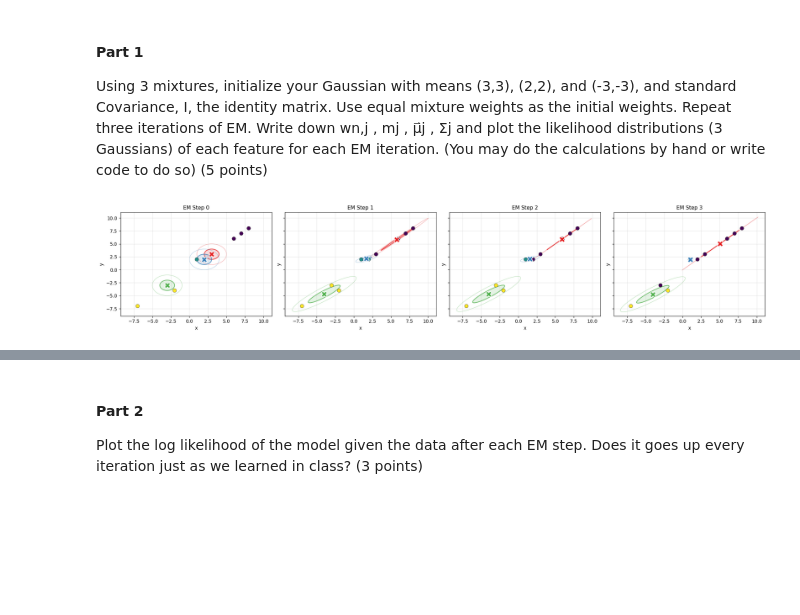
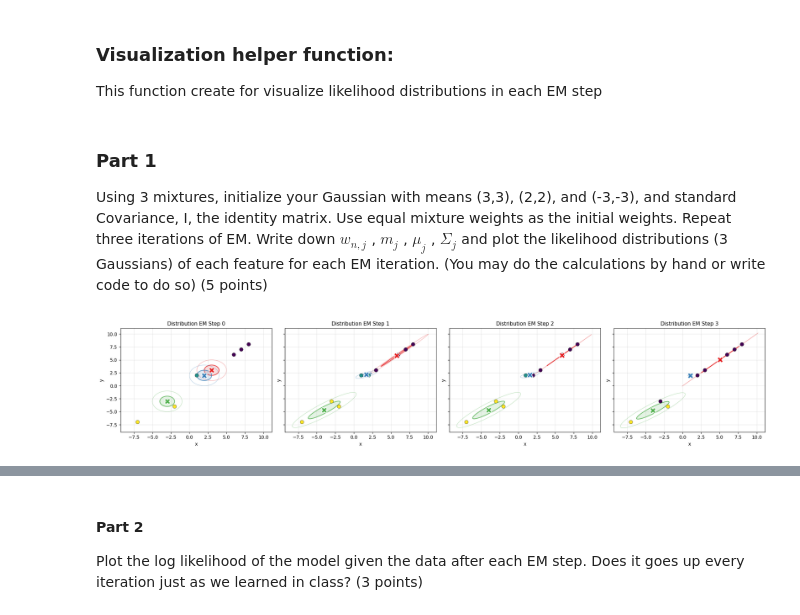
Before and after one commit to PavarisAsawa/PatternRecognition-Dimensionality_Reduction, a Jupyter notebook: Chapter1.ipynb, the cells around one changed output, grey strips where cells are left out. Drawn from its saved outputs; the diff is of its cells as text; code cells hidden in the pictures; blank space fills up the shorter version.

```diff
--- a/Chapter1.ipynb
+++ b/Chapter1.ipynb
@@ -52 +43,4 @@ phi = np.array([1/3, 1/3, 1/3])
 w = np.zeros((n_samples, k))
+# %% [markdown]
+### Visualization helper function:
+This function create for visualize likelihood distributions in each EM step
@@ -53,19 +81,14 @@ w = np.zeros((n_samples, k))
 # %% [markdown]
-#### Part 1
+### Part 1
 Using 3 mixtures, initialize your Gaussian with means (3,3), (2,2), and (-3,-3),
 and standard Covariance, I, the identity matrix. Use equal mixture weights as the initial weights.
-Repeat three iterations of EM. Write down wn,j
-, mj
-, μ⃑j
-, Σj and plot the likelihood distributions (3
+Repeat three iterations of EM. Write down $w_{n,j}$
+, $m_j$
+, $μ_j$
+, $Σ_j$ and plot the likelihood distributions (3
 Gaussians) of each feature for each EM iteration. (You may do the calculations by hand or write
 code to do so) (5 points)
 # %%
-import numpy as np
-import matplotlib.pyplot as plt
-import matplotlib.patches as patches
-from scipy.stats import multivariate_normal
-
 def mvn_pdf(x, mean, cov):
     n = len(mean)
     det = np.linalg.det(cov)
@@ -73,40 +96,6 @@ def mvn_pdf(x, mean, cov):
     diff = x - mean
     exponent = -0.5 * (diff @ inv @ diff.T)
     return (1.0 / np.sqrt(((2 * np.pi) ** n) * det)) * np.exp(exponent)
-
-def draw_confidence_ellipse(ax, mean, cov, n_std=2.0, color='blue', alpha=0.15, label=None):
-    eigenvalues, eigenvectors = np.linalg.eigh(cov)
-
-    order = eigenvalues.argsort()[::-1]
-    eigenvalues = eigenvalues[order]
-    eigenvectors = eigenvectors[:, order]
-
-    # Rotation angle from the largest eigenvector
-    angle = np.degrees(np.arctan2(*eigenvectors[:, 0][::-1]))
-
-    # Width and height are 2 * n_std * sqrt(eigenvalue)
-    width, height = 2 * n_std * np.sqrt(eigenvalues)
-
-    # Filled region (1σ)
-    ellipse_fill = patches.Ellipse(
-        xy=mean, width=width, height=height, angle=angle,
-        facecolor=color, alpha=alpha, edgecolor='none'
-    )
-    ax.add_patch(ellipse_fill)
-
-    # Solid border (1σ)
-    ellipse_border = patches.Ellipse(
-        xy=mean, width=width, height=height, angle=angle,
-        facecolor='none', edgecolor=color, linewidth=1.5, alpha=0.8
-    )
-    ax.add_patch(ellipse_border)
-
-    # Dashed 2σ border
-    ellipse_2std = patches.Ellipse(
-        xy=mean, width=width * 2, height=height * 2, angle=angle,
-        facecolor='none', edgecolor=color, linewidth=0.8, alpha=0.4, label=label
-    )
-    ax.add_patch(ellipse_2std)
 
 def compute_responsibilities(X, mu, sigma, phi):
     n_samples = X.shape[0]
@@ -138,32 +127,32 @@ for step in range(1, 4):
     ll = sum(np.log(sum(phi[j] * mvn_pdf(x, mu[j], sigma[j]) for j in range(k))) for x in X)
     log_likelihoods.append(ll)
 
 # --- Plotting with ellipses ---
 colors = plt.cm.Set1.colors  # one distinct color per cluster
 fig, axes = plt.subplots(1, 4, figsize=(20, 4), sharex=True, sharey=True)
 
 for ax, (step, mu_step, sigma_step, phi_step, labels_step) in zip(axes, history):
     ax.scatter(X[:, 0], X[:, 1], c=labels_step, cmap='viridis',
                s=60, edgecolors='k', linewidths=0.4, zorder=3)
 
     for j in range(k):
         color = colors[j % len(colors)]
         # Draw 1σ and 2σ confidence ellipses
         draw_confidence_ellipse(ax, mu_step[j], sigma_step[j],
                                 n_std=1.0, color=color, alpha=0.15)
         # draw_confidence_ellipse(ax, mu_step[j], sigma_step[j],
         #                         n_std=2.0, color=color, alpha=0.05)
         # Mean marker
         ax.scatter(mu_step[j, 0], mu_step[j, 1],
                    marker='X', s=150, color=color,
                    edgecolors='white', linewidths=1.2, zorder=4)
 
-    ax.set_title(f"EM Step {step}", fontsize=11)
+    ax.set_title(f"Distribution EM Step {step}", fontsize=11)
     ax.set_xlabel("x")
     ax.set_ylabel("y")
     ax.grid(True, alpha=0.3)
 labels = np.argmax(w, axis=1)
 plt.tight_layout()
 plt.show()
 # %% [output]
-[figure, old version]
+[figure, new version]
```
Also changed, not shown: parts of 22 cells of this notebook.
